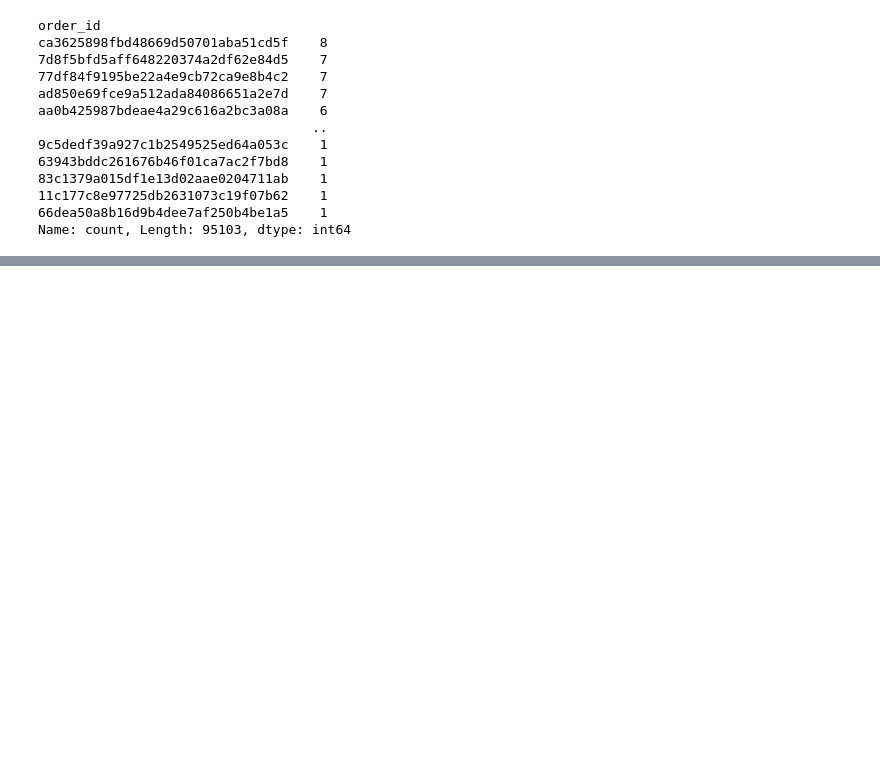
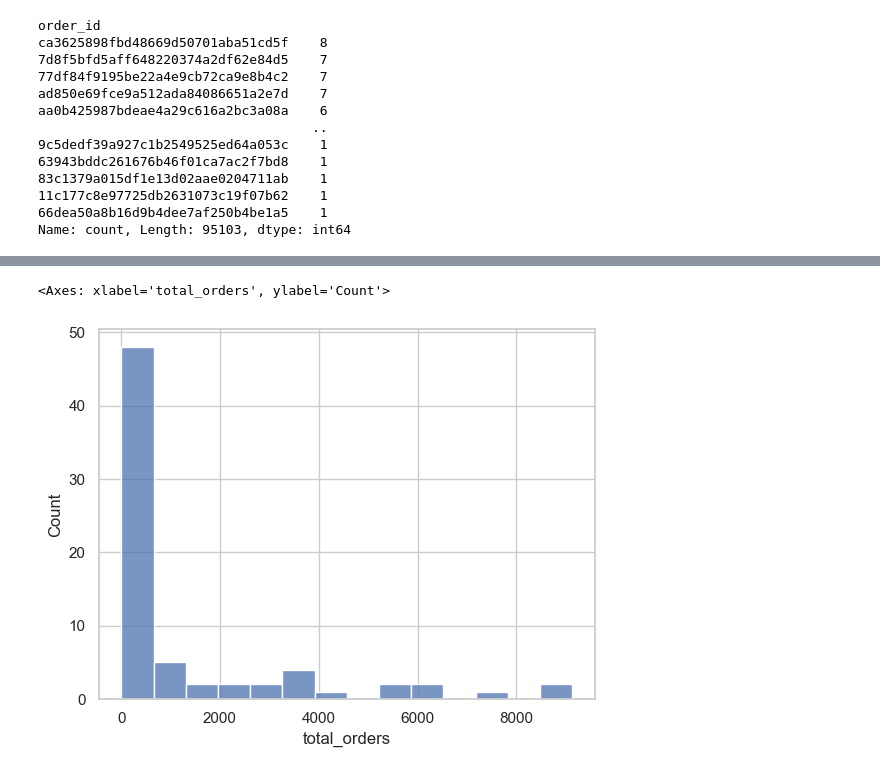
Before and after one commit to omkaryadav-11/olist-delivery-analysis, a Jupyter notebook: analysis.ipynb, the cells around one changed output, grey strips where cells are left out. Saved outputs shown, nothing was run; the diff lists cells and outputs as text; code cells hidden in the pictures; blank space fills up the shorter version.

```diff
--- a/analysis.ipynb
+++ b/analysis.ipynb
@@ -1072,0 +1071,8 @@ sample['order_id'].nunique()
+# %%
+final_sample['is_delayed']=final_sample['is_delayed'].map({'On-Time':False,'Delayed':True})
+# %%
+sample_analysis=final_sample.groupby('product_category_name_english').agg(
+    total_orders=('order_id','nunique'),
+    delayed_orders=('is_delayed','sum')
+).reset_index()
+sample_analysis
@@ -1072,0 +1093,2 @@ sample['order_id'].nunique()
+# %%
+sample_analysis['delay_rate_pct']=(sample_analysis['delayed_orders']/sample_analysis['total_orders'])*100
@@ -1072,0 +1111,5 @@ sample['order_id'].nunique()
+# %%
+sns.histplot(sample_analysis['total_orders'])
+# %% [output]
+<Axes: xlabel='total_orders', ylabel='Count'>
+[figure, added]
```
Also changed, not shown: parts of 22 cells of this notebook.
